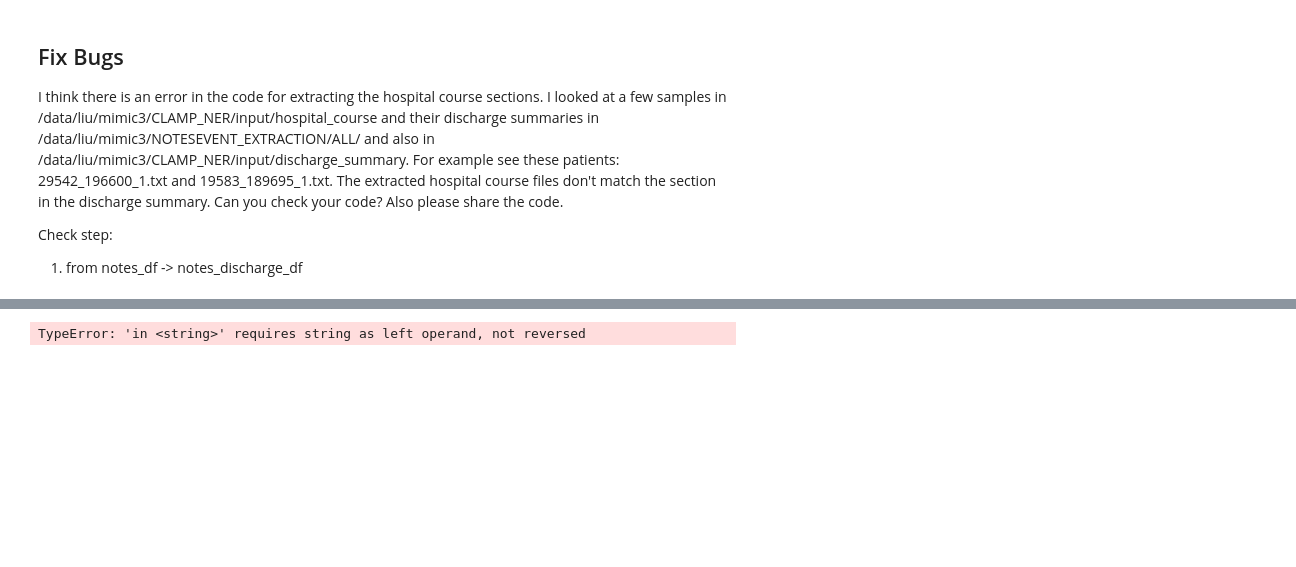
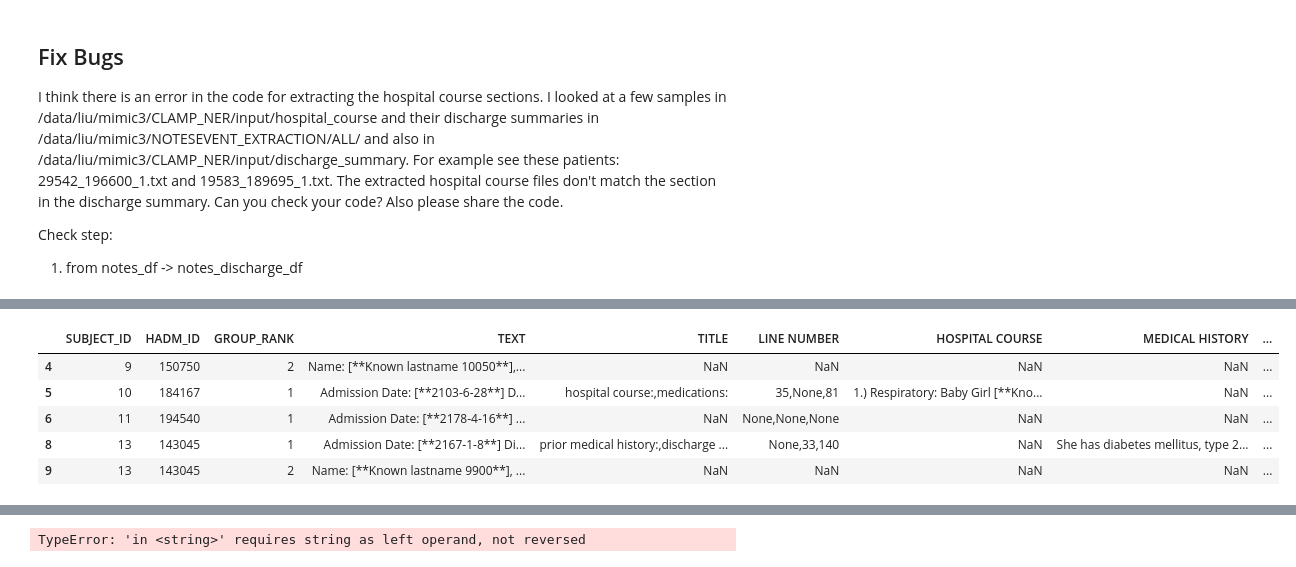
Before and after one commit to liuzi/Clinic-Analysis, a Jupyter notebook: Scripts/Data_Process_Server/S2 Data Preprocessing - Discharge Summary Extraction.ipynb, the cells around one changed output, grey strips where cells are left out. Cells and saved outputs as stored; diff of their text form; code cells hidden in the pictures; blank space fills up the shorter version.

```diff
--- a/Scripts/Data_Process_Server/S2 Data Preprocessing - Discharge Summary Extraction.ipynb
+++ b/Scripts/Data_Process_Server/S2 Data Preprocessing - Discharge Summary Extraction.ipynb
@@ -219,0 +307,14 @@ notes_discharge_df.loc[4,:]['TEXT']
+# %%
+## check rows with null value
+is_NaN = notes_discharge_df.isnull()
+row_has_NaN = is_NaN.any(axis=1)
+rows_with_NaN = notes_discharge_df[row_has_NaN]
+rows_with_NaN.head()
+# len(notes_discharge_df[notes_discharge_df['TITLE'].notna()]['HADM_ID'].unique())
+# %% [output]
+|  | SUBJECT_ID | HADM_ID | GROUP_RANK | TEXT | TITLE | LINE NUMBER | HOSPITAL COURSE | MEDICAL HISTORY | ... |
+| 4 | 9 | 150750 | 2 | Name: [**Known lastname 10050**],... | NaN | NaN | NaN | NaN | ... |
+| 5 | 10 | 184167 | 1 | Admission Date: [**2103-6-28**] D... | hospital course:,medications: | 35,None,81 | 1.) Respiratory: Baby Girl [**Kno... | NaN | ... |
+| 6 | 11 | 194540 | 1 | Admission Date: [**2178-4-16**] ... | NaN | None,None,None | NaN | NaN | ... |
+| 8 | 13 | 143045 | 1 | Admission Date: [**2167-1-8**] Di... | prior medical history:,discharge ... | None,33,140 | NaN | She has diabetes mellitus, type 2... | ... |
+| 9 | 13 | 143045 | 2 | Name: [**Known lastname 9900**], ... | NaN | NaN | NaN | NaN | ... |
```
Also changed, not shown: parts of 10 cells of this notebook, 2 other files.
